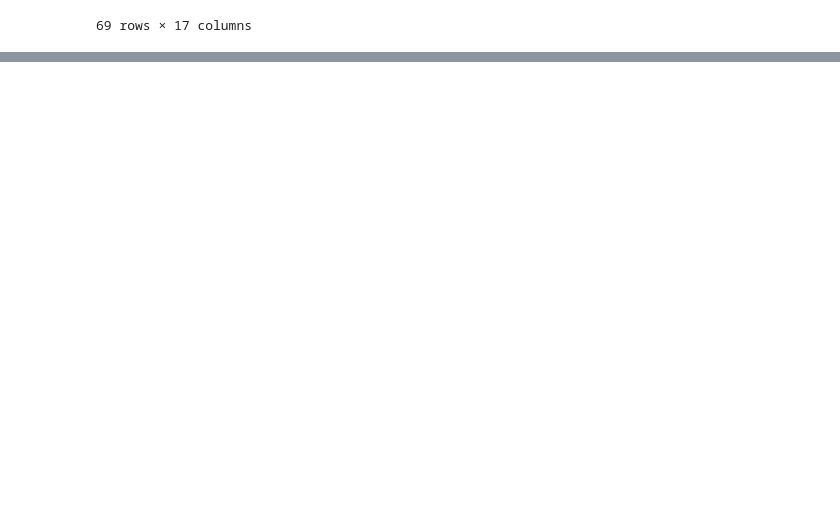
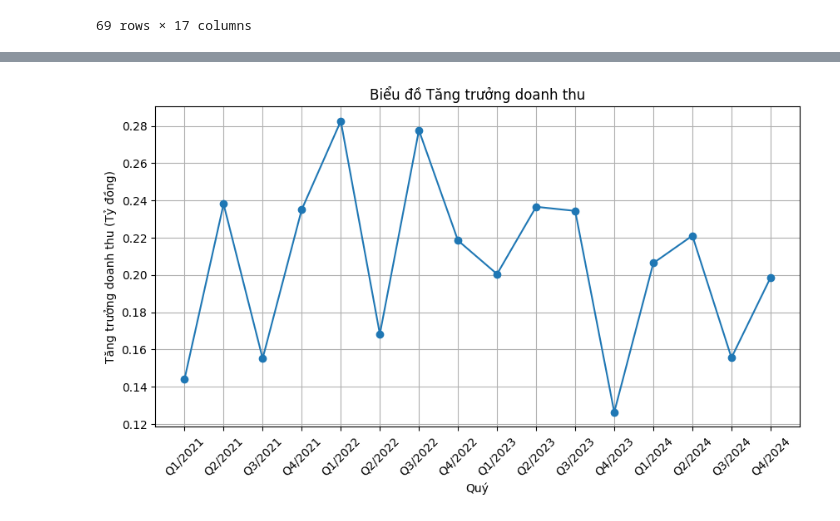
Before and after one commit to bokuwakira1411/Data-understanding---DM-A, a Jupyter notebook: BT_data_understanding.ipynb, the cells around one changed output, grey strips where cells are left out. Saved outputs shown, nothing was run; the diff lists cells and outputs as text; code cells hidden in the pictures; blank space fills up the shorter version.

```diff
--- a/BT_data_understanding.ipynb
+++ b/BT_data_understanding.ipynb
@@ -177,3 +177,5 @@ df_finIn
 | 67 | Email: info@simplize.vn | NaN | NaN | NaN | NaN | NaN | NaN | NaN | NaN | NaN | NaN | ... |
 | 68 | Tel: (+84) 38 840 8668 | NaN | NaN | NaN | NaN | NaN | NaN | NaN | NaN | NaN | NaN | ... |
 69 rows × 17 columns
+# %%
+df = df_finIn
@@ -179,0 +202,14 @@ df_finIn
+# %%
+row = df[df.iloc[:, 0] == "        Tăng trưởng doanh thu"]
+row = row.iloc[:, 1:].astype(float)
+plt.figure(figsize=(10, 5))
+plt.plot(row.columns, row.values.flatten(), marker='o', linestyle='-')
+plt.xlabel("Quý")
+plt.ylabel("Tăng trưởng doanh thu (Tỷ đồng)")
+plt.title("Biểu đồ Tăng trưởng doanh thu")
+plt.xticks(rotation=45)
+plt.grid(True)
+
+plt.show()
+# %% [output]
+[figure, added]
```
Also changed, not shown: parts of 5 cells of this notebook.
